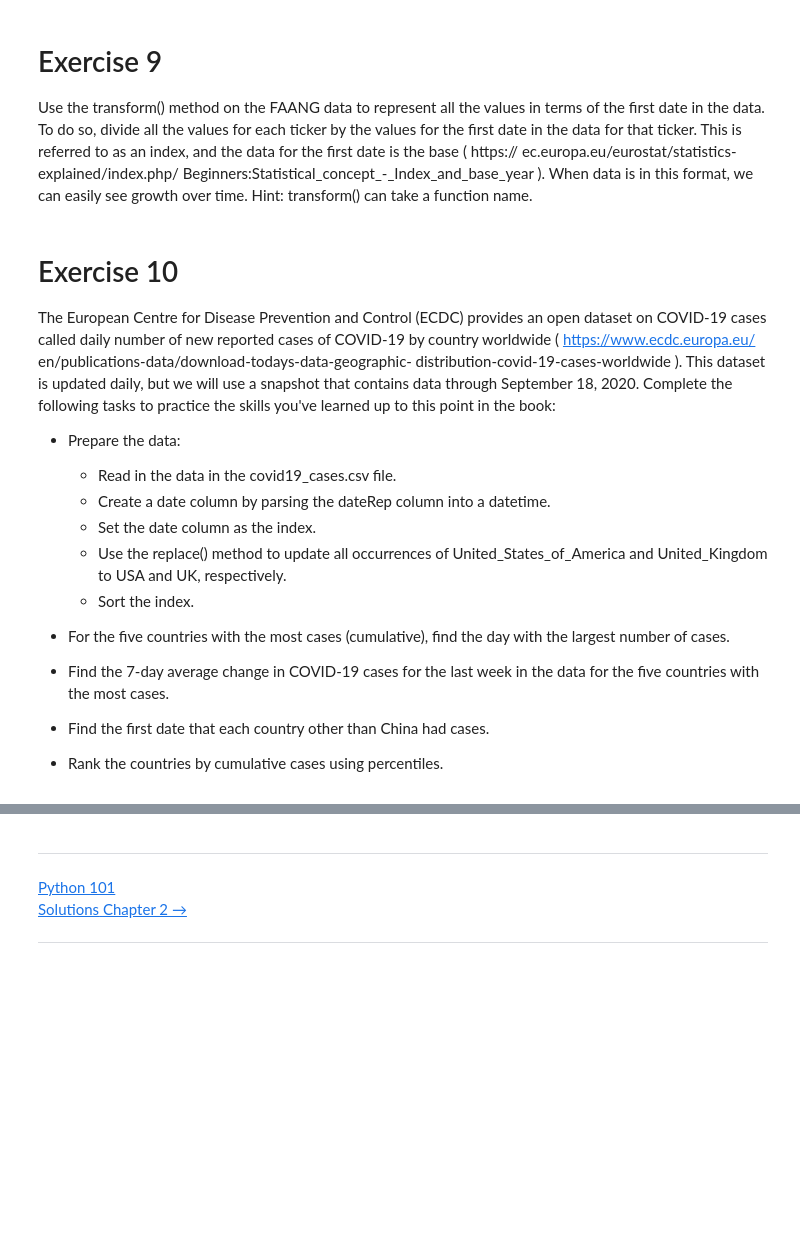
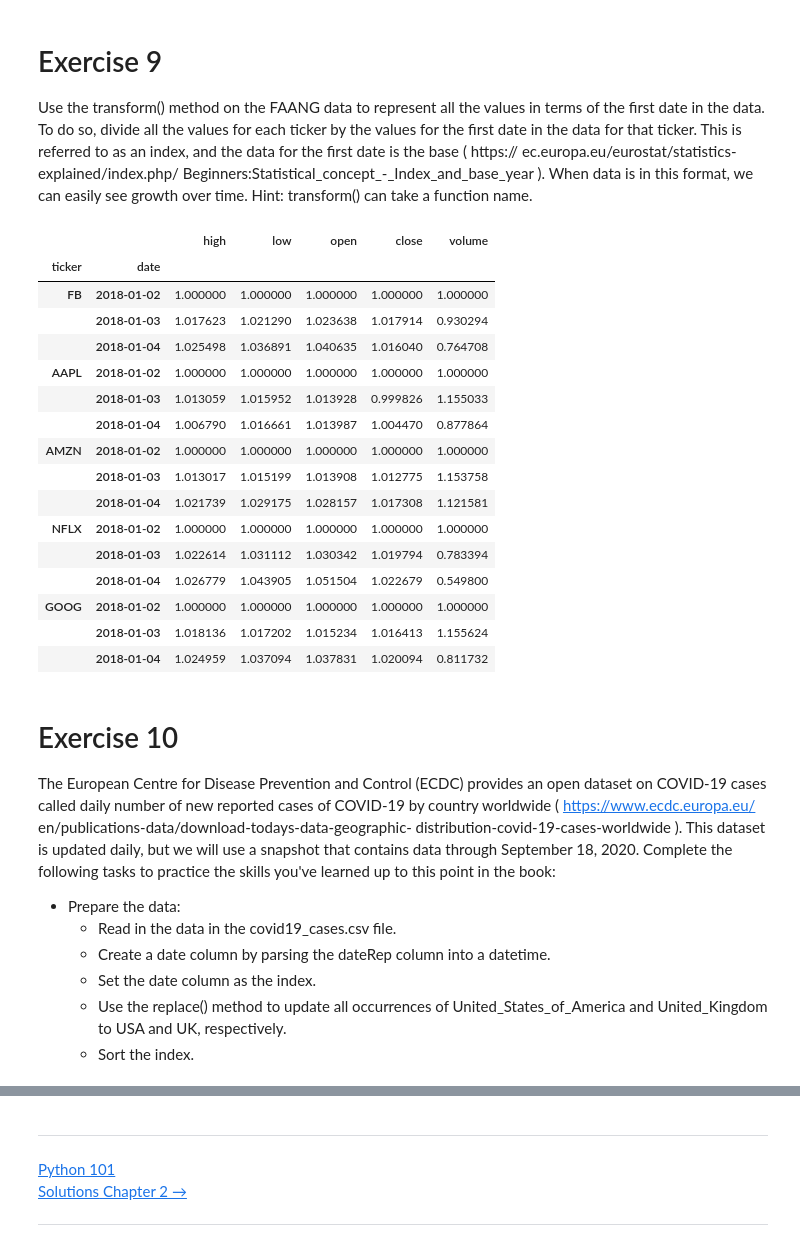
Before and after one commit to will-i-amv-books/Hands-On-Data-Analysis-with-Pandas-2nd-edition, a Jupyter notebook: ch_04/exercises.ipynb, the cells around one changed output, grey strips where cells are left out. Saved outputs shown, nothing was run; the diff lists cells and outputs as text; code cells hidden in the pictures; blank space fills up the shorter version.

```diff
--- a/ch_04/exercises.ipynb
+++ b/ch_04/exercises.ipynb
@@ -203,6 +243,45 @@ ec.europa.eu/eurostat/statistics-explained/index.php/
 Beginners:Statistical_concept_-_Index_and_base_year ). When
 data is in this format, we can easily see growth over time. Hint: transform() can
 take a function name.
+# %%
+'''
+faang2 = faang\
+    .groupby('ticker')\
+    .assign(
+        first_index_value=lambda x: x.transform(),
+        percentage_of_first=lambda x: x.div(x.first_index_value)
+    )\
+'''
+faangReindexed = faang.reset_index().set_index(['ticker', 'date'])
+
+numerator = faangReindexed
+denominator =     faangReindexed\
+    .groupby(level='ticker')\
+    .transform('first')
+faangFirstIndex = numerator / denominator
+
+# View 3 rows of the result per ticker
+faangFirstIndex\
+    .groupby(level='ticker')\
+    .agg('head', 3)
+# %% [output]
+|  |  | high | low | open | close | volume |
+| ticker | date |  |  |  |  |  |
+| FB | 2018-01-02 | 1.000000 | 1.000000 | 1.000000 | 1.000000 | 1.000000 |
+|  | 2018-01-03 | 1.017623 | 1.021290 | 1.023638 | 1.017914 | 0.930294 |
+|  | 2018-01-04 | 1.025498 | 1.036891 | 1.040635 | 1.016040 | 0.764708 |
+| AAPL | 2018-01-02 | 1.000000 | 1.000000 | 1.000000 | 1.000000 | 1.000000 |
+|  | 2018-01-03 | 1.013059 | 1.015952 | 1.013928 | 0.999826 | 1.155033 |
+|  | 2018-01-04 | 1.006790 | 1.016661 | 1.013987 | 1.004470 | 0.877864 |
+| AMZN | 2018-01-02 | 1.000000 | 1.000000 | 1.000000 | 1.000000 | 1.000000 |
+|  | 2018-01-03 | 1.013017 | 1.015199 | 1.013908 | 1.012775 | 1.153758 |
+|  | 2018-01-04 | 1.021739 | 1.029175 | 1.028157 | 1.017308 | 1.121581 |
+| NFLX | 2018-01-02 | 1.000000 | 1.000000 | 1.000000 | 1.000000 | 1.000000 |
+|  | 2018-01-03 | 1.022614 | 1.031112 | 1.030342 | 1.019794 | 0.783394 |
+|  | 2018-01-04 | 1.026779 | 1.043905 | 1.051504 | 1.022679 | 0.549800 |
+| GOOG | 2018-01-02 | 1.000000 | 1.000000 | 1.000000 | 1.000000 | 1.000000 |
+|  | 2018-01-03 | 1.018136 | 1.017202 | 1.015234 | 1.016413 | 1.155624 |
+|  | 2018-01-04 | 1.024959 | 1.037094 | 1.037831 | 1.020094 | 0.811732 |
 # %% [markdown]
 # Exercise 10
 
@@ -220,8 +299,3 @@ the following tasks to practice the skills you've learned up to this point in th
     - Set the date column as the index.
     - Use the replace() method to update all occurrences of United_States_of_America and United_Kingdom to USA and UK, respectively.
     - Sort the index.
-
-* For the five countries with the most cases (cumulative), find the day with the largest number of cases.
-* Find the 7-day average change in COVID-19 cases for the last week in the data for the five countries with the most cases.
-* Find the first date that each country other than China had cases.
-* Rank the countries by cumulative cases using percentiles.
```
Also changed, not shown: parts of 10 cells of this notebook.
